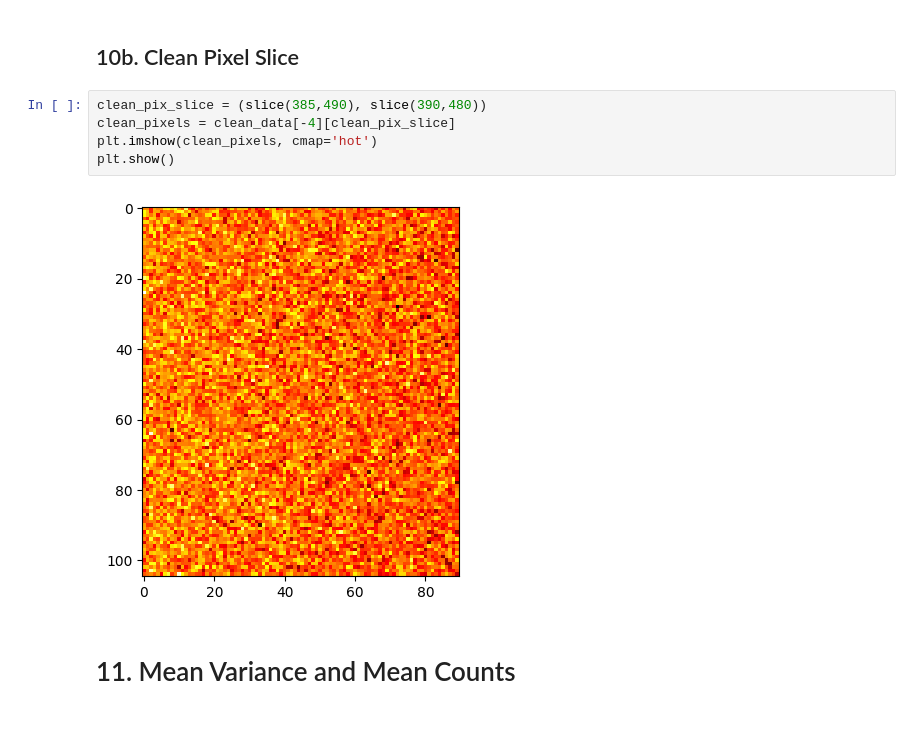
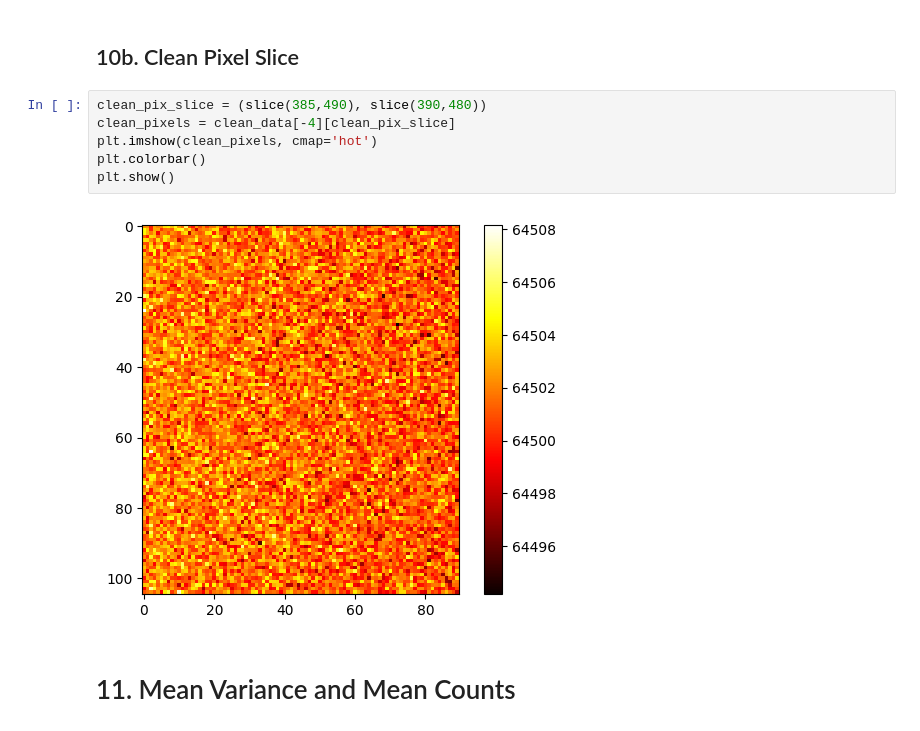
Before and after one commit to parkergeorge30/ASTRO150, a Jupyter notebook: Lab_1.ipynb, the cells around one changed output. Drawn from its saved outputs; the diff is of its cells as text.

```diff
--- a/Lab_1.ipynb
+++ b/Lab_1.ipynb
@@ -518,10 +589,11 @@ interactive(children=(IntSlider(value=375, description='row', max=948, step=5),
 # %%
 clean_pix_slice = (slice(385,490), slice(390,480))
 clean_pixels = clean_data[-4][clean_pix_slice]
 plt.imshow(clean_pixels, cmap='hot')
+plt.colorbar()
 plt.show()
 # %% [output]
-[figure, old version]
+[figure, new version]
 # %% [markdown]
 # 11. Mean Variance and Mean Counts
 # %%
```
Also changed, not shown: parts of 25 cells of this notebook.
